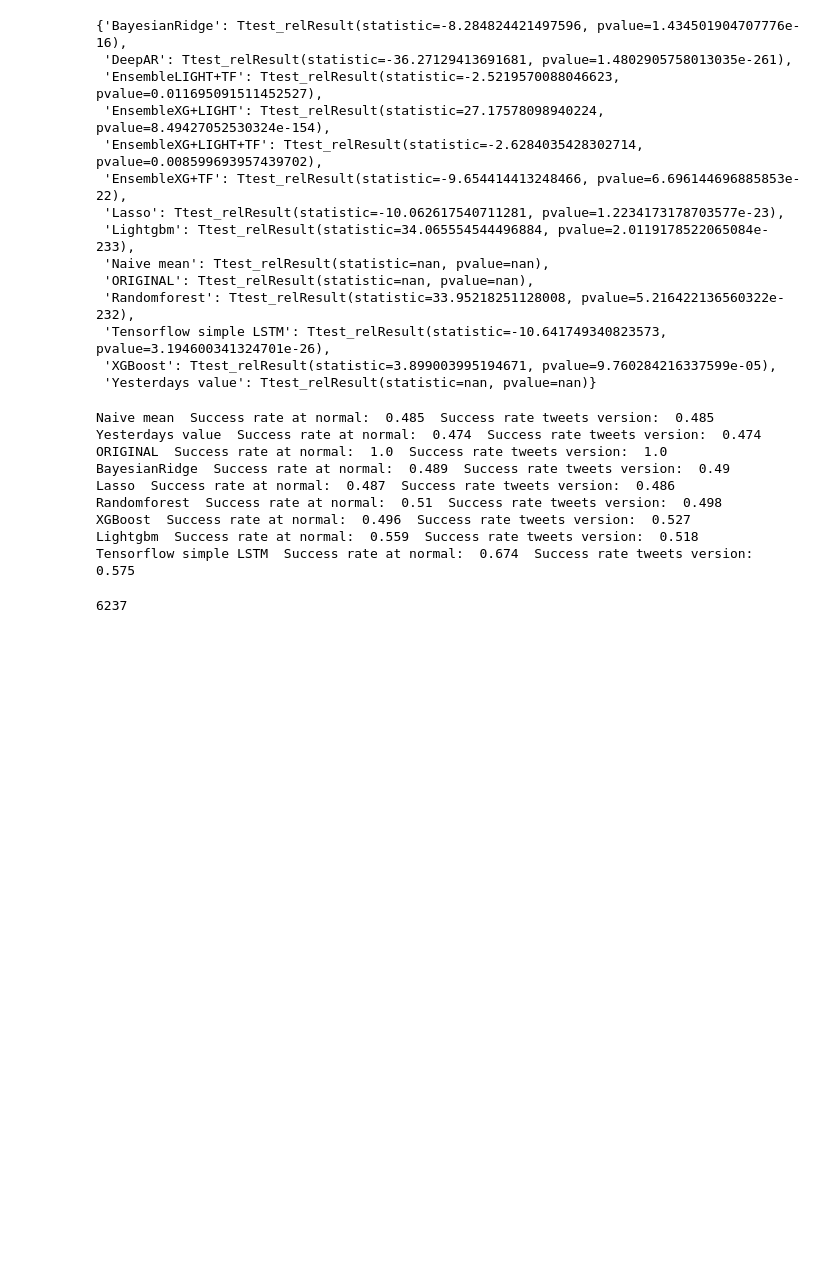
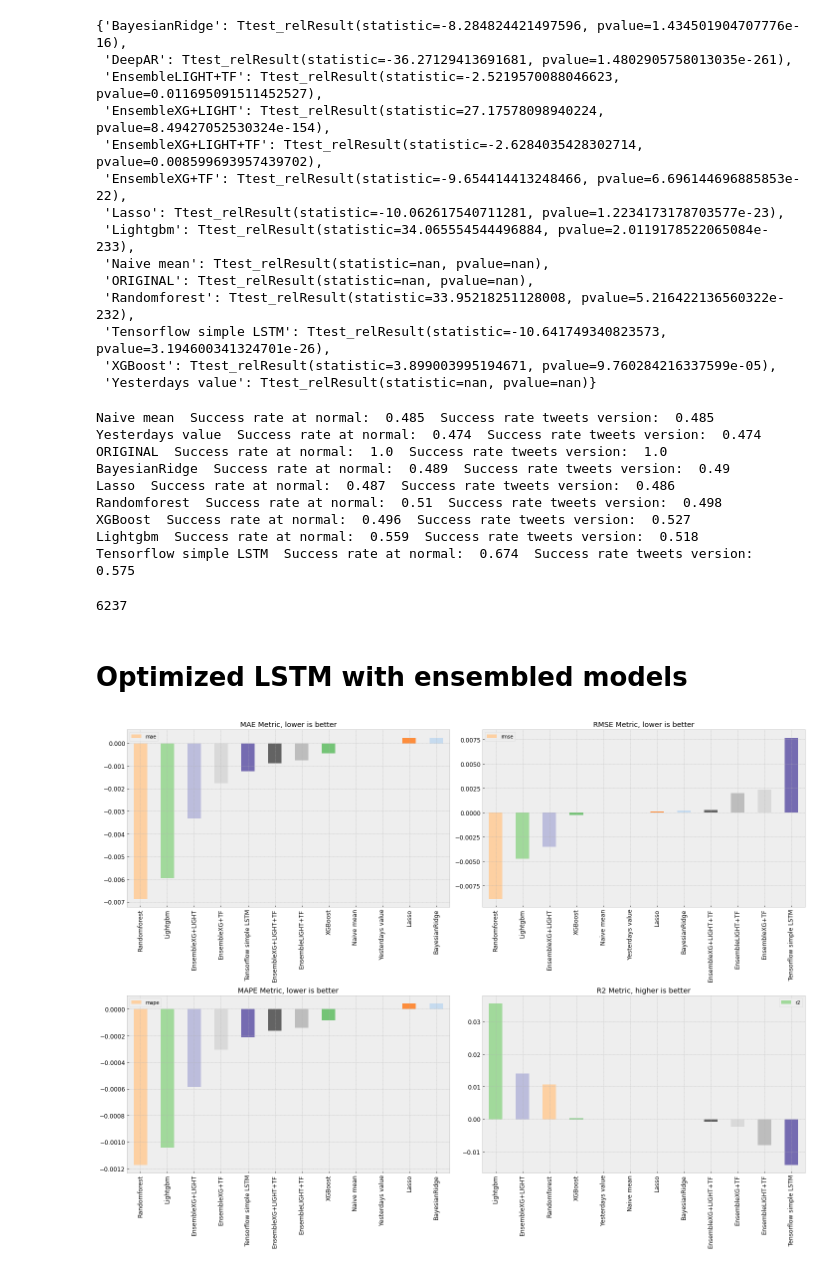
Before and after one commit to aburak256/Currency-with-Twitter, a Jupyter notebook: Results.ipynb, the cells around one changed output. Cells and saved outputs as stored; diff of their text form; code cells hidden in the pictures; blank space fills up the shorter version.

Commit message:
Last results

```diff
--- a/Results.ipynb
+++ b/Results.ipynb
@@ -19,17 +19,17 @@ mpl.rcParams['ytick.labelsize'] = 12
 mpl.rcParams['text.color'] = 'k'
 mpl.rcParams['figure.figsize'] = 18, 8
 
-with open('tweets_scores.pickle', 'rb') as handle:
+with open('scores_difference_tweets.pickle', 'rb') as handle:
     resultsDictTweets = pickle.load(handle)
 
-with open('scores_yearly.pickle', 'rb') as handle:
+with open('scores_difference_normal.pickle', 'rb') as handle:
     resultsDict = pickle.load(handle)
 
 ## Load our results from the model notebook
-with open('tweets_predictions.pickle', 'rb') as handle:
+with open('predictions_difference_tweets.pickle', 'rb') as handle:
     predictionsDictTweets = pickle.load(handle)
 
-with open('predictions_yearly.pickle', 'rb') as handle:
+with open('predictions_difference_normal.pickle', 'rb') as handle:
     predictionsDict = pickle.load(handle)
 # %%
 bar_metrics(resultsDict)
@@ -255,3 +255,9 @@ del resultsDictTweets['EnsembleXG+LIGHT']
 del resultsDictTweets['EnsembleXG+LIGHT+TF']
 del resultsDictTweets['EnsembleXG+TF']
 del resultsDictTweets['DeepAR']
+# %% [markdown]
+# Optimized LSTM with ensembled models
+# %%
+bar_metrics(resultsComparison)
+# %% [output]
+[figure, added]
```
Also changed, not shown: parts of 8 cells of this notebook.
